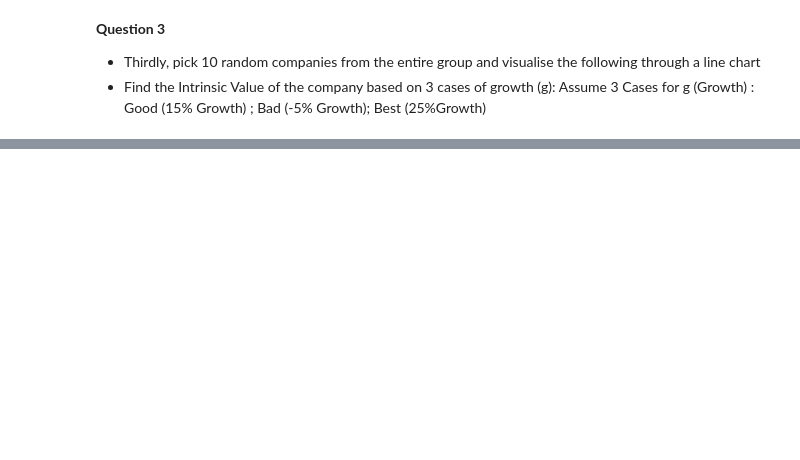
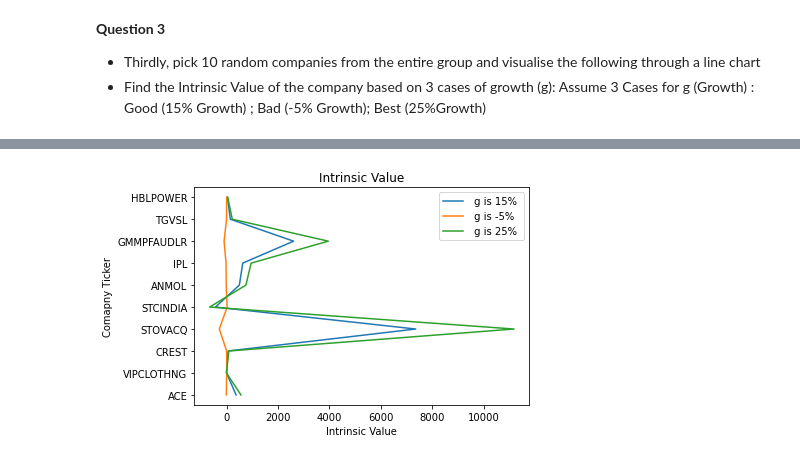
Before and after one commit to vrajnena/Feature_Engineering, a Jupyter notebook: Practice/Task.ipynb, the cells around one changed output, grey strips where cells are left out. Saved outputs shown, nothing was run; the diff lists cells and outputs as text; code cells hidden in the pictures; blank space fills up the shorter version.

```diff
--- a/Practice/Task.ipynb
+++ b/Practice/Task.ipynb
@@ -147,0 +252,11 @@ random_data
+# %%
+plt.plot(Good_growth,random_data['Ticker'],label=" g is 15% ")
+plt.plot(Bad_growth,random_data['Ticker'],label=" g is -5% ")
+plt.plot(Excellent_growth,random_data['Ticker'],label=" g is 25% ")
+plt.xlabel("Intrinsic Value")
+plt.ylabel('Comapny Ticker')
+plt.legend()
+plt.title("Intrinsic Value")
+plt.show()
+# %% [output]
+[figure, added]
```
Also changed, not shown: parts of 18 cells of this notebook, 1 other file.
